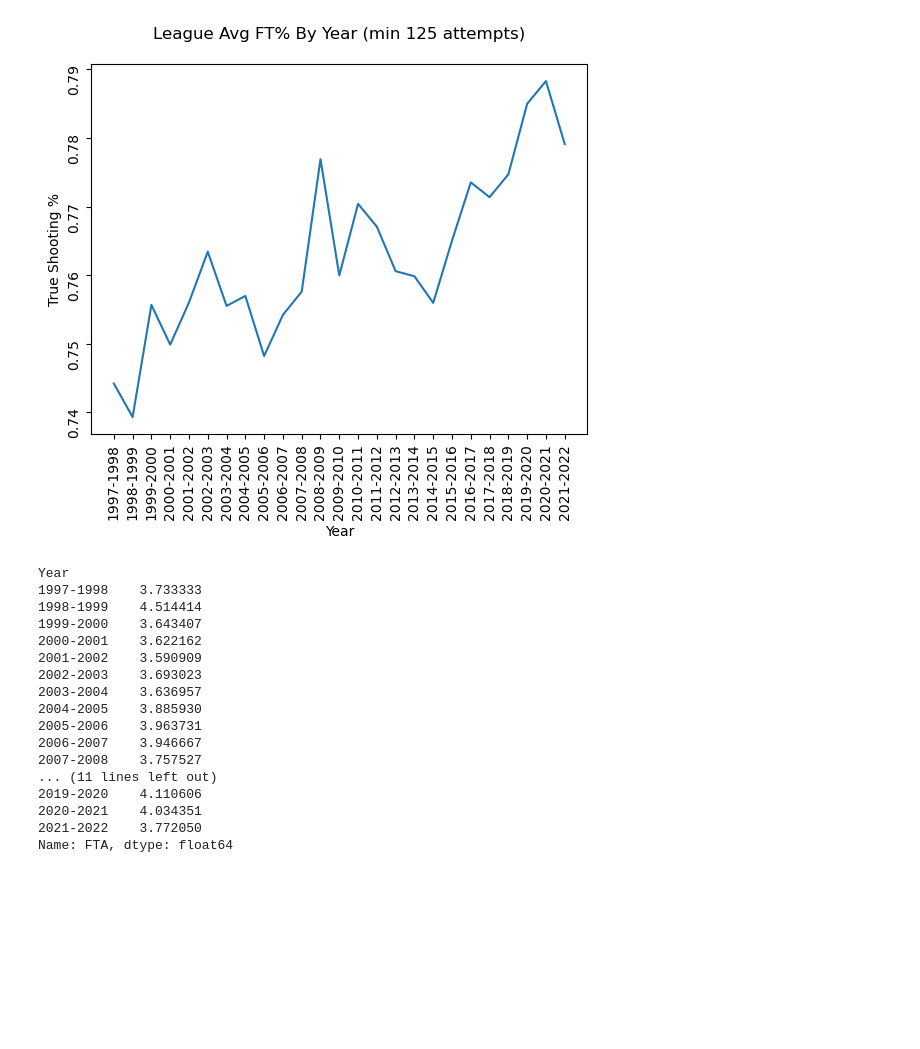
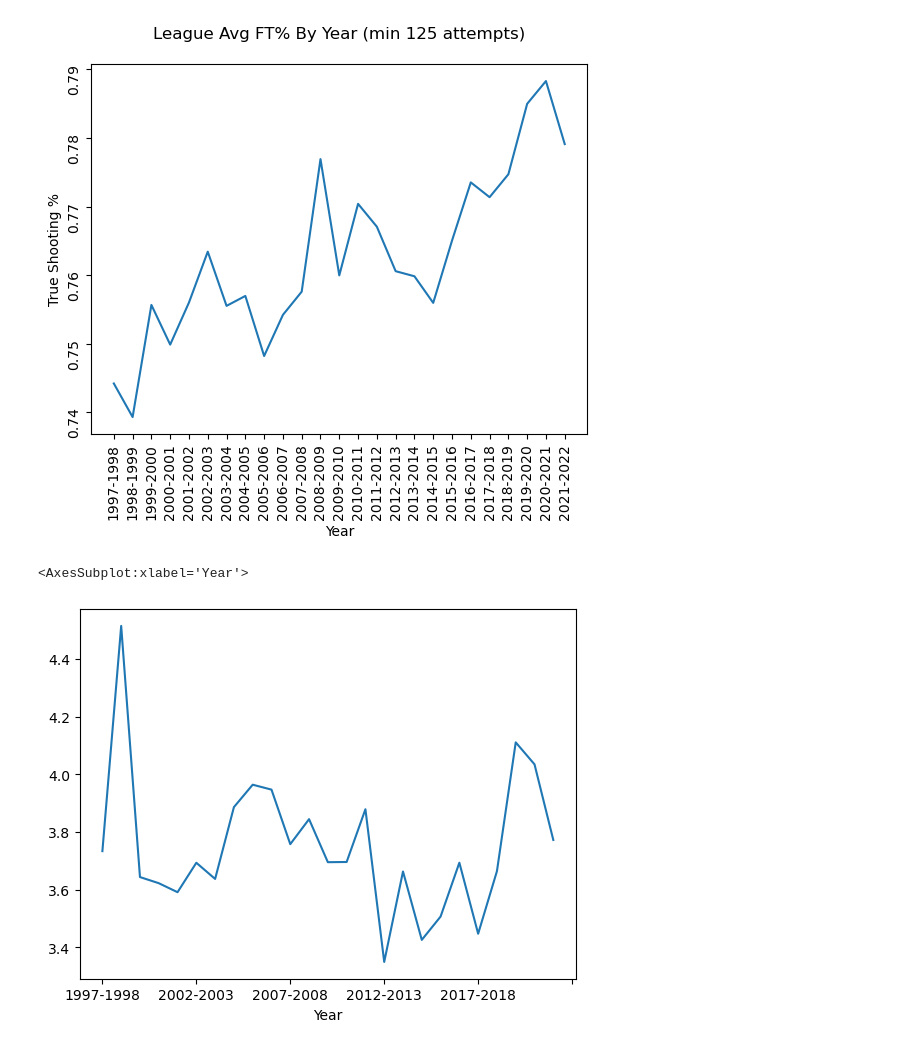
Before and after one commit to joshua-shorterivey/basic_basketball_analysis, a Jupyter notebook: explore.ipynb, the cells around one changed output. Cells and saved outputs as stored; diff of their text form; code cells hidden in the pictures; blank space fills up the shorter version.

```diff
--- a/explore.ipynb
+++ b/explore.ipynb
@@ -117,0 +80,5 @@ stats.sort_values(by=['TS%'], ascending=False)
+# %%
+stats['starter'] = 'no'
+# %%
+mask = stats['GS'] / stats['G'] > .50
+stats[mask].loc[:, 'starter'] = 'Yes'
@@ -254,22 +258,7 @@ plt.show()
 # %% [output]
 [figure]
 # %%
-free_throw_shooting.groupby(by='Year').mean()['FTA']
+free_throw_shooting.groupby(by='Year').mean()['FTA'].plot()
 # %% [output]
-Year
-1997-1998    3.733333
-1998-1999    4.514414
-1999-2000    3.643407
-2000-2001    3.622162
-2001-2002    3.590909
-2002-2003    3.693023
-2003-2004    3.636957
-2004-2005    3.885930
-2005-2006    3.963731
-2006-2007    3.946667
-2007-2008    3.757527
-... (11 lines left out)
-2019-2020    4.110606
-2020-2021    4.034351
-2021-2022    3.772050
-Name: FTA, dtype: float64
+<AxesSubplot:xlabel='Year'>
+[figure, added]
```
Also changed, not shown: parts of 12 cells of this notebook.
